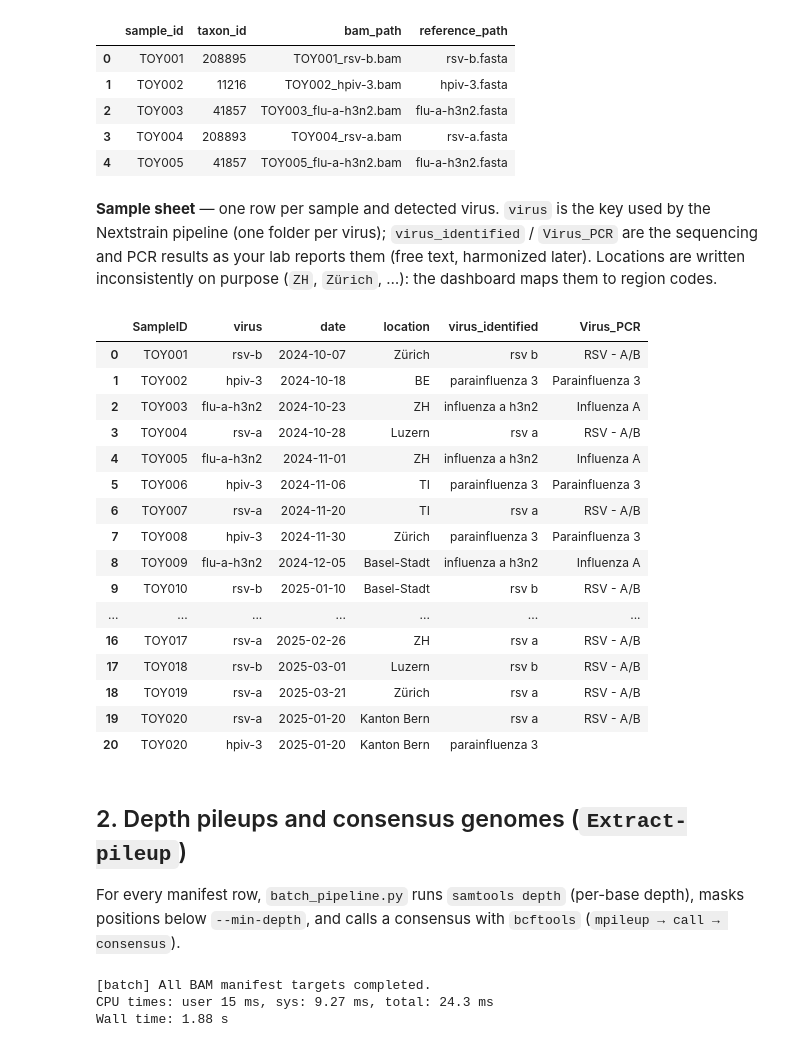
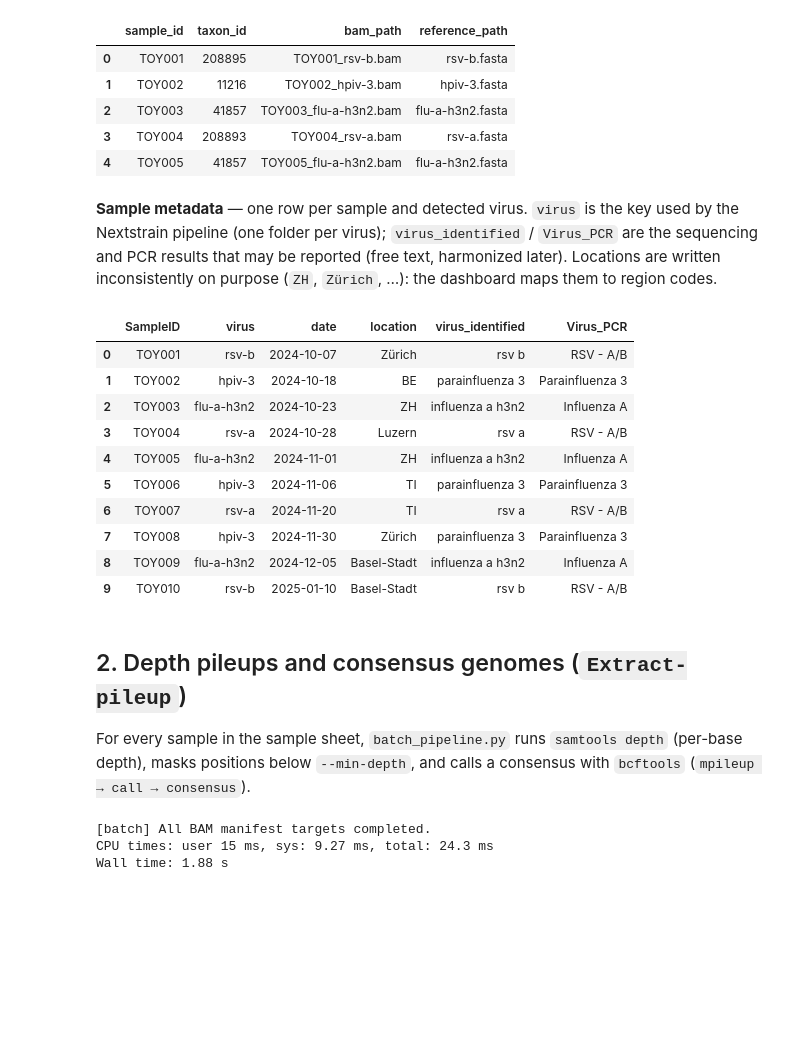
Before and after one commit to charlynebuerki/ReVSeq-dashboard, a Jupyter notebook: tutorial/01_bioinformatics.ipynb, the cells around one changed output. Saved outputs shown, nothing was run; the diff lists cells and outputs as text; code cells hidden in the pictures; blank space fills up the shorter version.

```diff
--- a/tutorial/01_bioinformatics.ipynb
+++ b/tutorial/01_bioinformatics.ipynb
@@ -83,31 +81,25 @@ manifest.assign(bam_path=manifest.bam_path.map(lambda p: Path(p).name),
 | 3 | TOY004 | 208893 | TOY004_rsv-a.bam | rsv-a.fasta |
 | 4 | TOY005 | 41857 | TOY005_flu-a-h3n2.bam | flu-a-h3n2.fasta |
 # %% [markdown]
-**Sample sheet** — one row per sample and detected virus. `virus` is the key used by the Nextstrain pipeline (one folder per virus); `virus_identified` / `Virus_PCR` are the sequencing and PCR results as your lab reports them (free text, harmonized later). Locations are written inconsistently on purpose (`ZH`, `Zürich`, …): the dashboard maps them to region codes.
+**Sample metadata** — one row per sample and detected virus. `virus` is the key used by the Nextstrain pipeline (one folder per virus); `virus_identified` / `Virus_PCR` are the sequencing and PCR results that may be reported (free text, harmonized later). Locations are written inconsistently on purpose (`ZH`, `Zürich`, …): the dashboard maps them to region codes.
 # %%
 samples = pd.read_csv(TOY / "samples.tsv", sep="\t", keep_default_na=False)
-samples
+samples.head(10)
 # %% [output]
 |  | SampleID | virus | date | location | virus_identified | Virus_PCR |
 | 0 | TOY001 | rsv-b | 2024-10-07 | Zürich | rsv b | RSV - A/B |
 | 1 | TOY002 | hpiv-3 | 2024-10-18 | BE | parainfluenza 3 | Parainfluenza 3 |
 | 2 | TOY003 | flu-a-h3n2 | 2024-10-23 | ZH | influenza a h3n2 | Influenza A |
 | 3 | TOY004 | rsv-a | 2024-10-28 | Luzern | rsv a | RSV - A/B |
 | 4 | TOY005 | flu-a-h3n2 | 2024-11-01 | ZH | influenza a h3n2 | Influenza A |
 | 5 | TOY006 | hpiv-3 | 2024-11-06 | TI | parainfluenza 3 | Parainfluenza 3 |
 | 6 | TOY007 | rsv-a | 2024-11-20 | TI | rsv a | RSV - A/B |
 | 7 | TOY008 | hpiv-3 | 2024-11-30 | Zürich | parainfluenza 3 | Parainfluenza 3 |
 | 8 | TOY009 | flu-a-h3n2 | 2024-12-05 | Basel-Stadt | influenza a h3n2 | Influenza A |
 | 9 | TOY010 | rsv-b | 2025-01-10 | Basel-Stadt | rsv b | RSV - A/B |
-| ... | ... | ... | ... | ... | ... | ... |
-| 16 | TOY017 | rsv-a | 2025-02-26 | ZH | rsv a | RSV - A/B |
-| 17 | TOY018 | rsv-b | 2025-03-01 | Luzern | rsv b | RSV - A/B |
-| 18 | TOY019 | rsv-a | 2025-03-21 | Zürich | rsv a | RSV - A/B |
-| 19 | TOY020 | rsv-a | 2025-01-20 | Kanton Bern | rsv a | RSV - A/B |
-| 20 | TOY020 | hpiv-3 | 2025-01-20 | Kanton Bern | parainfluenza 3 |  |
 # %% [markdown]
 ## 2. Depth pileups and consensus genomes (`Extract-pileup`)
-For every manifest row, `batch_pipeline.py` runs `samtools depth` (per-base depth), masks positions below `--min-depth`, and calls a consensus with `bcftools` (`mpileup → call → consensus`).
+For every sample in the sample sheet, `batch_pipeline.py` runs `samtools depth` (per-base depth), masks positions below `--min-depth`, and calls a consensus with `bcftools` (`mpileup → call → consensus`).
 # %%
 %%time
 !python data_curation/Extract-pileup/batch_pipeline.py \
```
Also changed, not shown: parts of 5 cells of this notebook, 3 other files.
